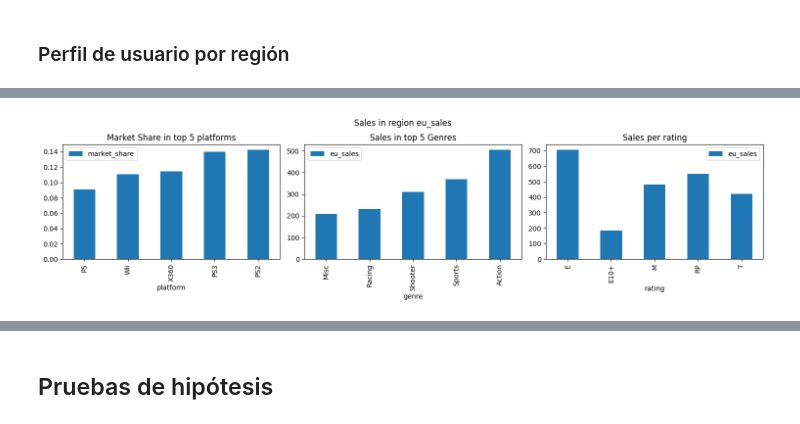
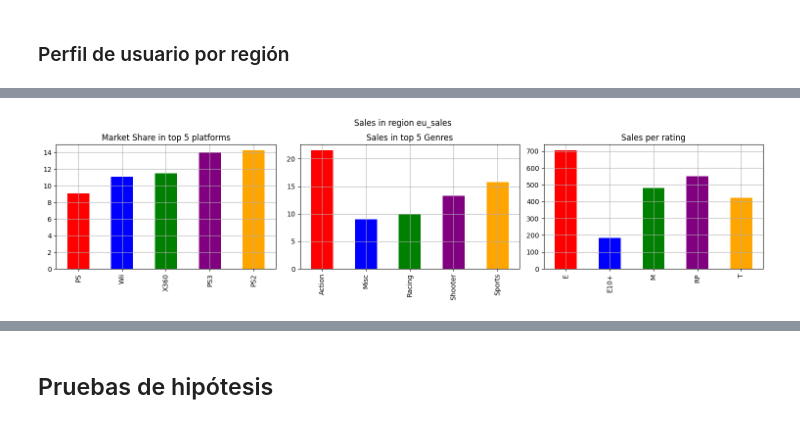
Before and after one commit to enzolozag/videogames_ttp, a Jupyter notebook: notebooks/videogames.ipynb, the cells around one changed output, grey strips where cells are left out. Cells and saved outputs as stored; diff of their text form; code cells hidden in the pictures.

```diff
--- a/notebooks/videogames.ipynb
+++ b/notebooks/videogames.ipynb
@@ -1089,26 +1102,26 @@ plt.show()
 # %%
 # Configurar la figura con 3 subplots en una fila
-fig, axes = plt.subplots(ncols=3, figsize=(18, 6))
+fig, axes = plt.subplots(ncols=2, figsize=(12, 6))
 
 # Títulos para los subplots
-titles = ["Older Games", "All Games", "Recent Games"]
+titles = ["All Games", "Recent Years Games"]
 
 # Datos para los subplots
-data_frames = [older_games, games, recent_games]
+data_frames = [games, recent_years_games]
 
 # Límites de eje Y
-y_lims = [(0, 1.75), (0, 1.75), (0, 3.5)]
+y_lims = [(0, 1.75), (0, 3.5)]
 
 # Generar los boxplots
 for ax, df, title, ylim in zip(axes, data_frames, titles, y_lims):
-    df.boxplot(column="total_sales", by="genre", ax=ax, vert=True, grid=False)
+    df.boxplot(column="total_sales", by="genre", ax=ax, vert=True, grid=True)
     ax.set_title(f"{title}")
-    ax.set_xlabel("Género")
     ax.set_ylabel("Ventas Totales")
     ax.set_ylim(ylim)  # Establecer el límite del eje y para cada subplot
 
     # Rotar las etiquetas del eje x
-    ax.set_xticklabels(ax.get_xticklabels(), rotation=45, ha="right")
+    ax.set_xticklabels(ax.get_xticklabels(), rotation=45)
+
 
 # Ajustar diseño
 plt.tight_layout()
@@ -1205,42 +1194,70 @@ Top 5 genres:
 # %%
 regions = ["na_sales", "eu_sales", "jp_sales"]
+colors = ["red", "blue", "green", "purple", "orange"]
 
 for region in regions:
 
+    # Agrupación de plataformas por región
     sales_by_platform = games.groupby("platform")[region].sum()
+    top_5_patforms = sales_by_platform.sort_values().tail(5).reset_index()
+    top_5_patforms["market_share"] = (
+        top_5_patforms[region] / sales_by_platform.sum()
+    ) * 100
 
-    top_5_patforms = sales_by_platform.sort_values().tail(5).reset_index()
-    top_5_patforms["market_share"] = top_5_patforms[region] / sales_by_platform.sum()
-
+    # Agrupación de género por región
     top_5_genres = (
         games.groupby("genre")[region].sum().sort_values().tail(5).reset_index()
     )
+    top_5_genres = top_5_genres.sort_values(by="genre")
+    top_5_genres["market_share"] = (
+        top_5_genres[region] / sales_by_platform.sum()
+    ) * 100
 
-    filtered_ratings = (
-        games.groupby("rating")["name"].nunique().sort_values(ascending=False)
-    )
-    filtered_ratings = list(filtered_ratings[filtered_ratings > 10].index)
+    # Agrupación de rating por región
+    rating_group = games.groupby("rating")[region].sum()
+    rating_sorted = rating_group.sort_values().tail(5).reset_index()
+    rating_sorted["market_share"] = (rating_sorted[region] / rating_group.sum()) * 100
 
-    ratings_sales = (
-        games[games["rating"].isin(filtered_ratings)]
-        .groupby("rating")[region]
-        .sum()
-        .sort_index()
-        .tail(5)
-        .reset_index()
-    )
+    rating_sorted = rating_sorted.sort_values(by="rating")
 
     fig, axes = plt.subplots(ncols=3, figsize=(15, 4))
     fig.suptitle(f"Sales in region {region}", y=0.96)
 
     axes[0].set_title("Market Share in top 5 platforms")
-    top_5_patforms.plot(kind="bar", x="platform", y="market_share", ax=axes[0])
+    top_5_patforms.plot(
+        kind="bar",
+        x="platform",
+        y="market_share",
+        xlabel="",
+        ax=axes[0],
+        legend=False,
+        grid=True,
+        color=colors,
+    )
 
     axes[1].set_title("Sales in top 5 Genres")
-    top_5_genres.plot(kind="bar", x="genre", y=region, ax=axes[1])
+    top_5_genres.plot(
+        kind="bar",
+        x="genre",
+        y="market_share",
+        xlabel="",
+        ax=axes[1],
+        legend=False,
+        grid=True,
+        color=colors,
+    )
 
     axes[2].set_title("Sales per rating")
-    ratings_sales.plot(kind="bar", x="rating", y=region, ax=axes[2])
+    rating_sorted.plot(
+        kind="bar",
+        x="rating",
+        y=region,
+        xlabel="",
+        ax=axes[2],
+        legend=False,
+        grid=True,
+        color=colors,
+    )
 
     fig.tight_layout(pad=1)
 # %% [output]
@@ -1248 +1265 @@ for region in regions:
-[figure, old version]
+[figure, new version]
```
Also changed, not shown: parts of 16 cells of this notebook.
